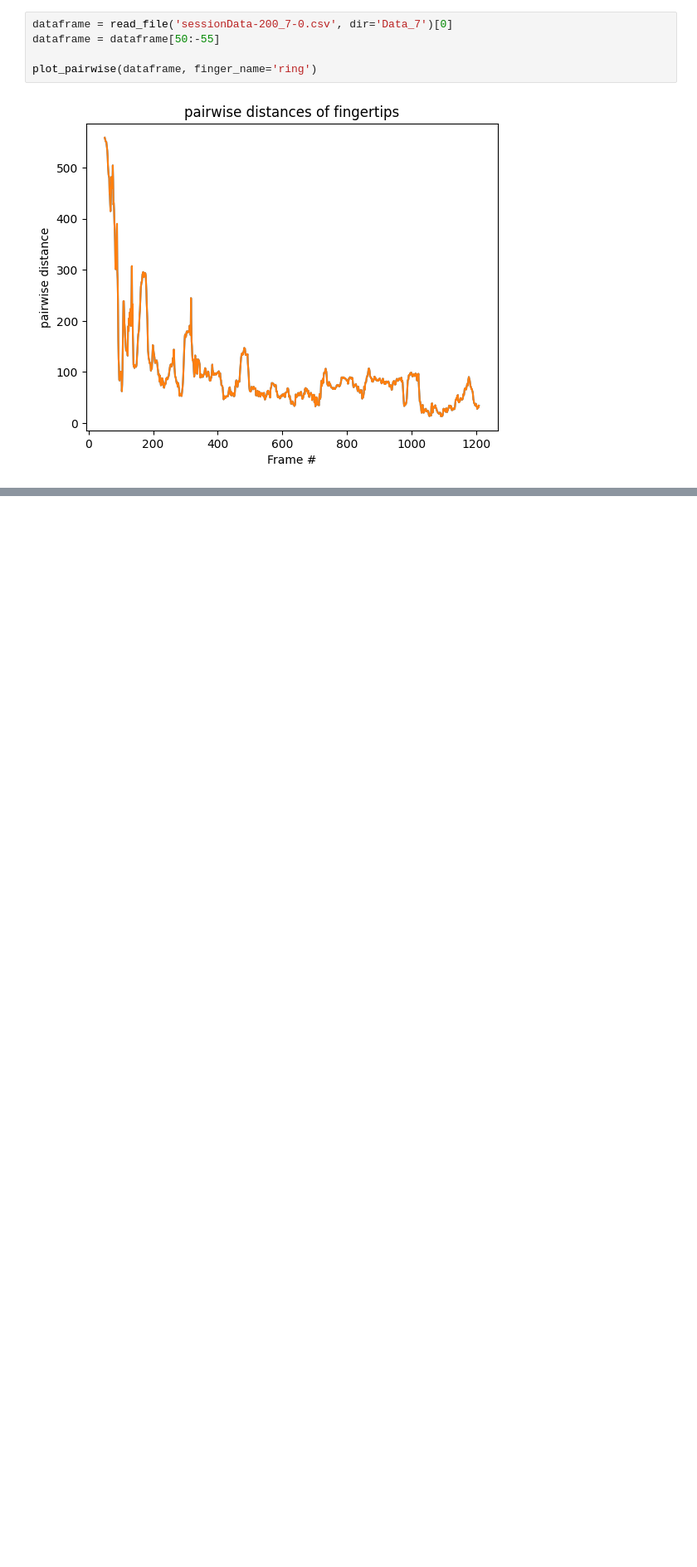
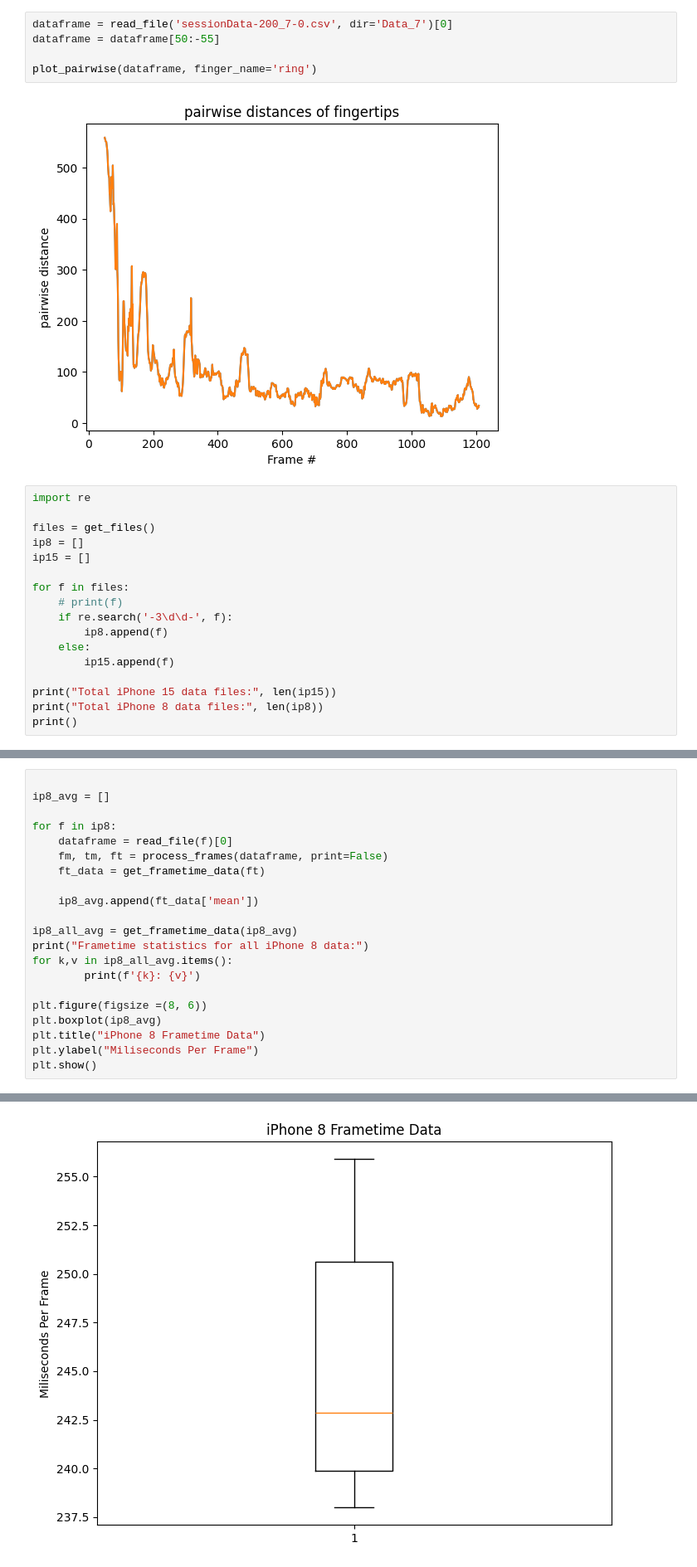
Before and after one commit to csu-hci-projects/FA23-FoldAR-Step-by-step-Instructions-for-Folding-Paper-Models-in-AR, a Jupyter notebook: FoldAR_Analysis.ipynb, the cells around one changed output, grey strips where cells are left out. Shown at 83% size. Saved outputs shown, nothing was run; the diff lists cells and outputs as text; blank space fills up the shorter version.

Commit message:
Plotting

```diff
--- a/FoldAR_Analysis.ipynb
+++ b/FoldAR_Analysis.ipynb
@@ -271,3 +271,20 @@ dataframe = dataframe[50:-55]
 plot_pairwise(dataframe, finger_name='ring')
 # %% [output]
 [figure]
+# %%
+import re
+
+files = get_files()
+ip8 = []
+ip15 = []
+
+for f in files:
+    # print(f)
+    if re.search('-3\d\d-', f):
+        ip8.append(f)
+    else:
+        ip15.append(f)
+
+print("Total iPhone 15 data files:", len(ip15))
+print("Total iPhone 8 data files:", len(ip8))
+print()
@@ -273,0 +294,22 @@ plot_pairwise(dataframe, finger_name='ring')
+# %%
+
+ip8_avg = []
+
+for f in ip8:
+    dataframe = read_file(f)[0]
+    fm, tm, ft = process_frames(dataframe, print=False)
+    ft_data = get_frametime_data(ft)
+
+    ip8_avg.append(ft_data['mean'])
+
+ip8_all_avg = get_frametime_data(ip8_avg)
+print("Frametime statistics for all iPhone 8 data:")
+for k,v in ip8_all_avg.items():
+        print(f'{k}: {v}')
+
+plt.figure(figsize =(8, 6))
+plt.boxplot(ip8_avg)
+plt.title("iPhone 8 Frametime Data")
+plt.ylabel("Miliseconds Per Frame")
+plt.show()
+# %% [output]
@@ -273,0 +324 @@ plot_pairwise(dataframe, finger_name='ring')
+[figure, added]
```
Also changed, not shown: parts of 4 cells of this notebook.
